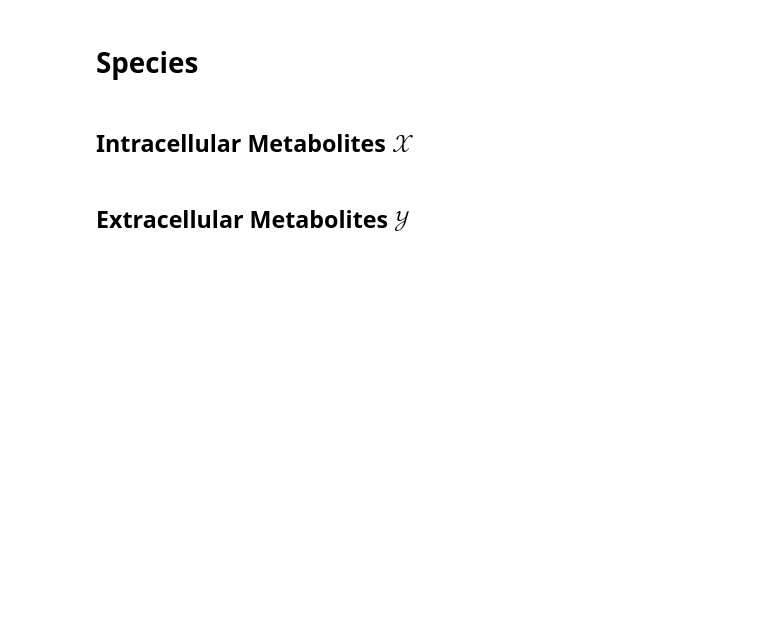
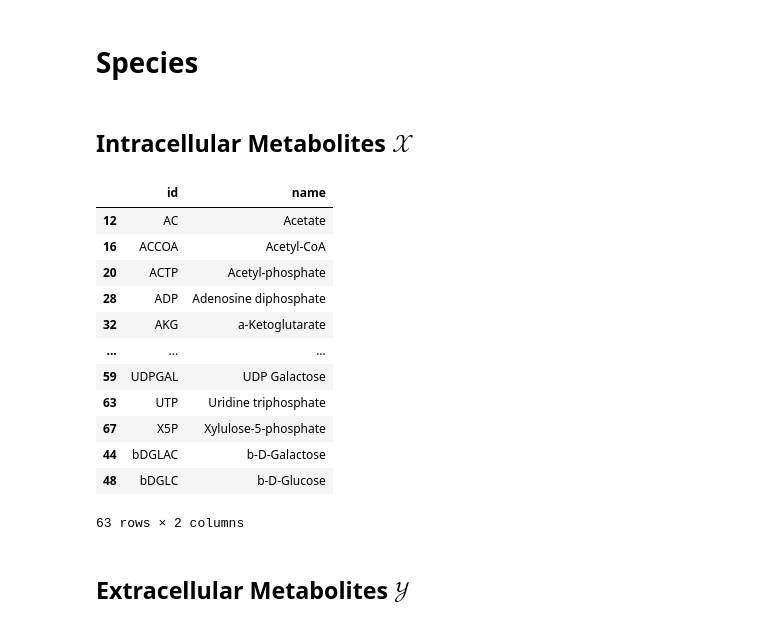
Before and after one commit to HannesBaukmann/pyrrrateFBA, a Jupyter notebook: examples/Covert2002/modeling.ipynb, the cells around one changed output. Cells and saved outputs as stored; diff of their text form; code cells hidden in the pictures; blank space fills up the shorter version.

```diff
--- a/examples/Covert2002/modeling.ipynb
+++ b/examples/Covert2002/modeling.ipynb
@@ -82,6 +82,22 @@ intracellular = SI2.query("external == False")
 # %%
 # drop boolean column
 intracellular = intracellular.drop(['external'], axis=1)
+# %%
+intracellular
+# %% [output]
+|  | id | name |
+| 12 | AC | Acetate |
+| 16 | ACCOA | Acetyl-CoA |
+| 20 | ACTP | Acetyl-phosphate |
+| 28 | ADP | Adenosine diphosphate |
+| 32 | AKG | a-Ketoglutarate |
+| ... | ... | ... |
+| 59 | UDPGAL | UDP Galactose |
+| 63 | UTP | Uridine triphosphate |
+| 67 | X5P | Xylulose-5-phosphate |
+| 44 | bDGLAC | b-D-Galactose |
+| 48 | bDGLC | b-D-Glucose |
+63 rows × 2 columns
 # %%
 # add amino acid
 intracellular = intracellular.append({'id': 'Z', 'name': 'amino acid'}, ignore_index=True)
```
Also changed, not shown: parts of 23 cells of this notebook.
